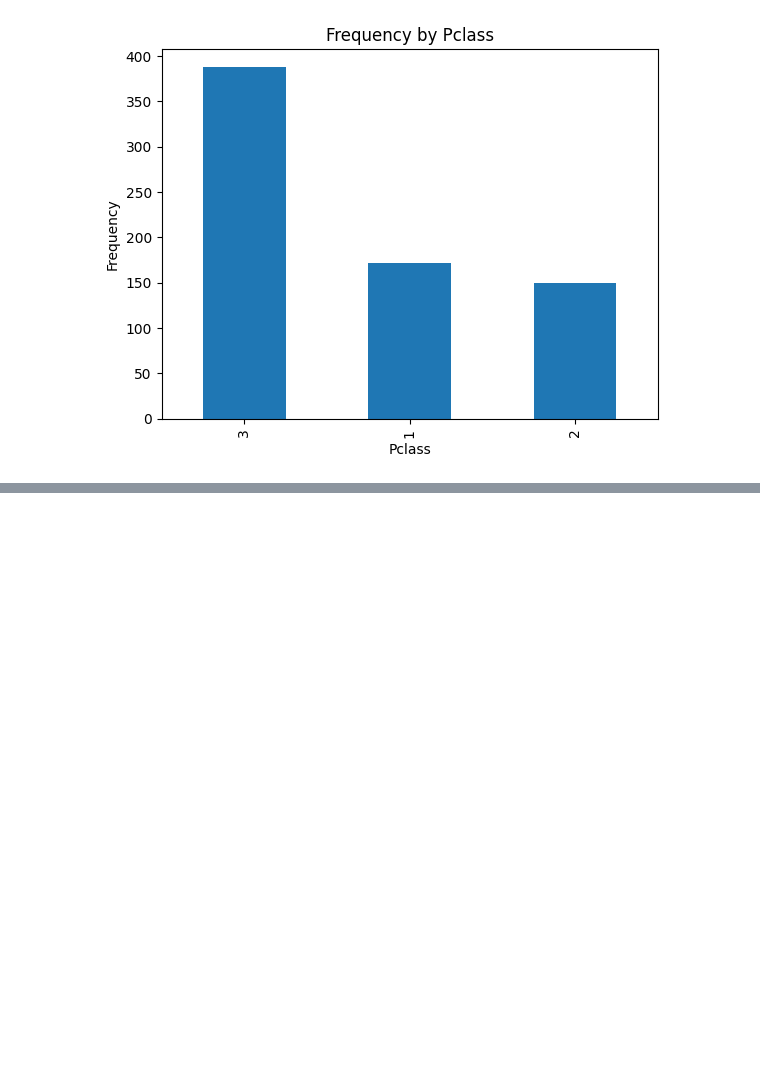
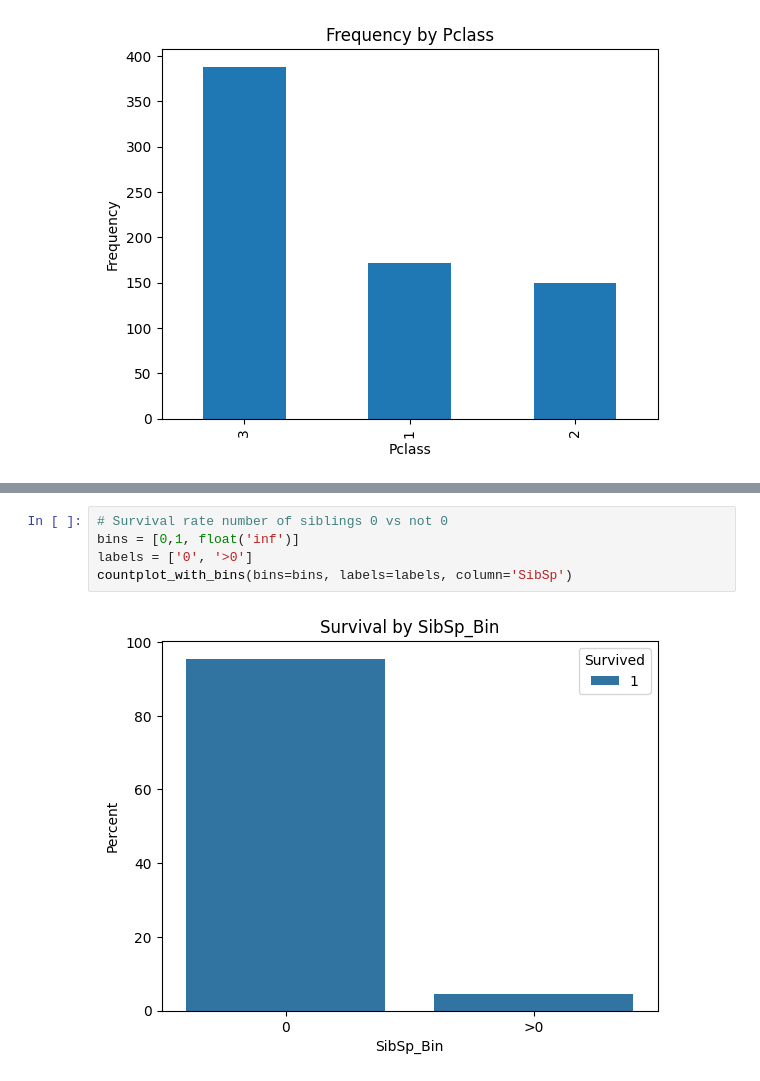
Before and after one commit to jacobpalinski/Titanic-Kaggle, a Jupyter notebook: Titanic-Kaggle.ipynb, the cells around one changed output, grey strips where cells are left out. Saved outputs shown, nothing was run; the diff lists cells and outputs as text; blank space fills up the shorter version.

```diff
--- a/Titanic-Kaggle.ipynb
+++ b/Titanic-Kaggle.ipynb
@@ -195,0 +239,7 @@ survival_rate_by_pclass.head()
+# %%
+# Survival rate number of siblings 0 vs not 0
+bins = [0,1, float('inf')]
+labels = ['0', '>0']
+countplot_with_bins(bins=bins, labels=labels, column='SibSp')
+# %% [output]
+[figure, added]
```
Also changed, not shown: parts of 17 cells of this notebook.
